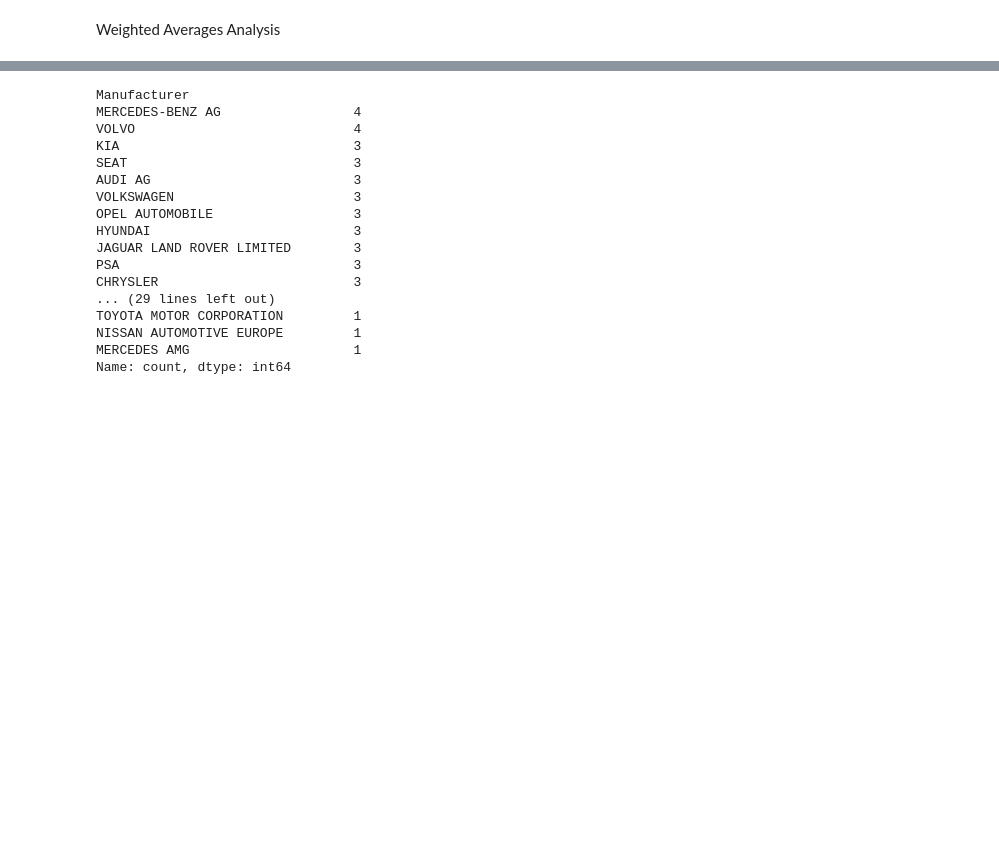
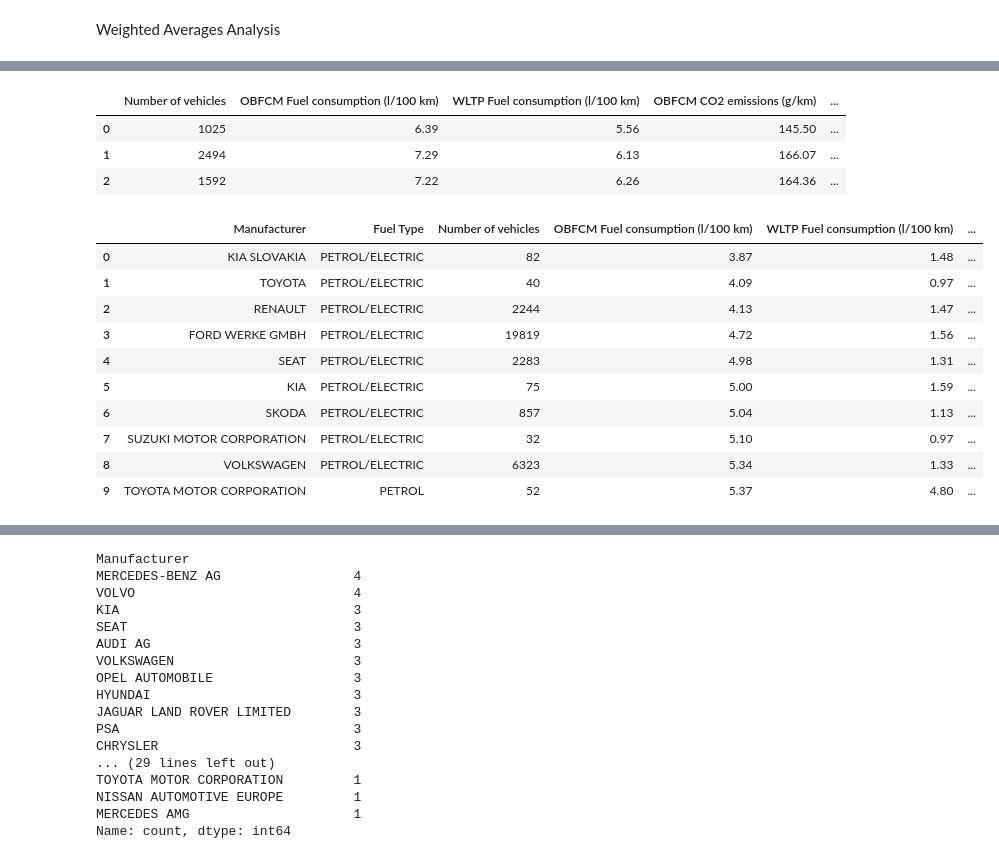
Before and after one commit to Godwin-Oti/CO2-Emission-Analysis, a Jupyter notebook: Car.ipynb, the cells around one changed output, grey strips where cells are left out. Saved outputs shown, nothing was run; the diff lists cells and outputs as text; code cells hidden in the pictures; blank space fills up the shorter version.

```diff
--- a/Car.ipynb
+++ b/Car.ipynb
@@ -597,0 +687,32 @@ Weighted Averages Analysis
+# %%
+car_agg[selected_data].head(3)
+# %% [output]
+|  | Number of vehicles | OBFCM Fuel consumption (l/100 km) | WLTP Fuel consumption (l/100 km) | OBFCM CO2 emissions (g/km) | ... |
+| 0 | 1025 | 6.39 | 5.56 | 145.50 | ... |
+| 1 | 2494 | 7.29 | 6.13 | 166.07 | ... |
+| 2 | 1592 | 7.22 | 6.26 | 164.36 | ... |
+# %%
+import pandas as pd
+
+# Assuming df is your DataFrame containing the data
+
+# Sort the DataFrame by OBFCM Fuel consumption in ascending order
+sorted_df = car_agg.sort_values(by='OBFCM Fuel consumption (l/100 km)')
+
+# Select the top ten manufacturers
+top_ten_manufacturers = sorted_df.head(10)
+
+# Display the DataFrame of top ten manufacturers
+top_ten_manufacturers.reset_index(drop=True,inplace=True)
+# %% [output]
+|  | Manufacturer | Fuel Type | Number of vehicles | OBFCM Fuel consumption (l/100 km) | WLTP Fuel consumption (l/100 km) | ... |
+| 0 | KIA SLOVAKIA | PETROL/ELECTRIC | 82 | 3.87 | 1.48 | ... |
+| 1 | TOYOTA | PETROL/ELECTRIC | 40 | 4.09 | 0.97 | ... |
+| 2 | RENAULT | PETROL/ELECTRIC | 2244 | 4.13 | 1.47 | ... |
+| 3 | FORD WERKE GMBH | PETROL/ELECTRIC | 19819 | 4.72 | 1.56 | ... |
+| 4 | SEAT | PETROL/ELECTRIC | 2283 | 4.98 | 1.31 | ... |
+| 5 | KIA | PETROL/ELECTRIC | 75 | 5.00 | 1.59 | ... |
+| 6 | SKODA | PETROL/ELECTRIC | 857 | 5.04 | 1.13 | ... |
+| 7 | SUZUKI MOTOR CORPORATION | PETROL/ELECTRIC | 32 | 5.10 | 0.97 | ... |
+| 8 | VOLKSWAGEN | PETROL/ELECTRIC | 6323 | 5.34 | 1.33 | ... |
+| 9 | TOYOTA MOTOR CORPORATION | PETROL | 52 | 5.37 | 4.80 | ... |
```
Also changed, not shown: parts of 8 cells of this notebook.
